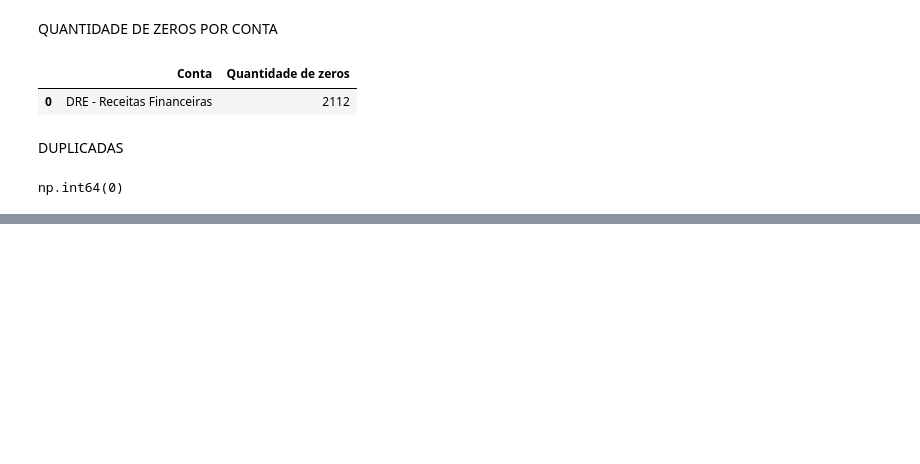
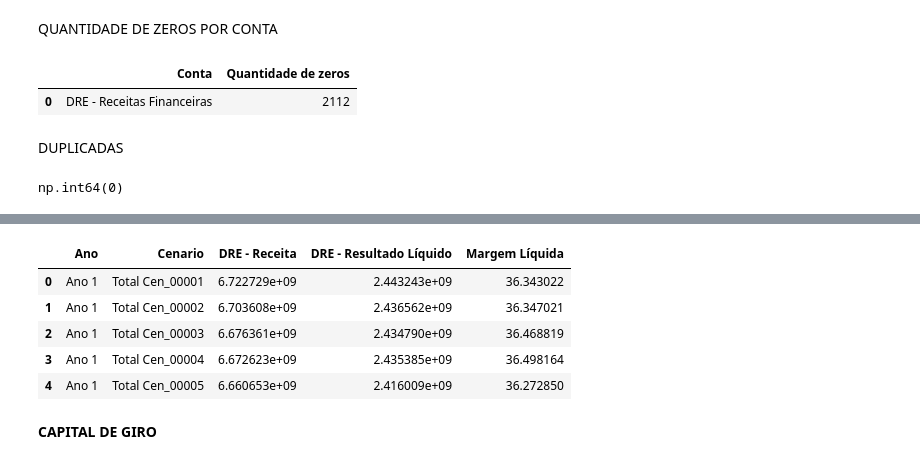
Before and after one commit to 2026-2-NCC4/Projeto1, a Jupyter notebook: notebooks/01_exploracao.ipynb, the cells around one changed output, grey strips where cells are left out. Cells and saved outputs as stored; diff of their text form; code cells hidden in the pictures; blank space fills up the shorter version.

```diff
--- a/notebooks/01_exploracao.ipynb
+++ b/notebooks/01_exploracao.ipynb
@@ -811,0 +905,17 @@ Foi observado ainda que quatro contas — BAL - Emprést, BAL - Estoques Diverso
+# %%
+df_integrado["Margem Líquida"] = (
+    df_integrado["DRE - Resultado Líquido"] / df_integrado["DRE - Receita"]
+) * 100 #usa Resultado Liquido - receita
+# %%
+df_integrado[
+    ["Ano", "Cenario", "DRE - Receita", "DRE - Resultado Líquido", "Margem Líquida"]
+].head() #Receita, Resultado Líquido e Margem Líquida para os primeiros cenários.
+# %% [output]
+|  | Ano | Cenario | DRE - Receita | DRE - Resultado Líquido | Margem Líquida |
+| 0 | Ano 1 | Total Cen_00001 | 6.722729e+09 | 2.443243e+09 | 36.343022 |
+| 1 | Ano 1 | Total Cen_00002 | 6.703608e+09 | 2.436562e+09 | 36.347021 |
+| 2 | Ano 1 | Total Cen_00003 | 6.676361e+09 | 2.434790e+09 | 36.468819 |
+| 3 | Ano 1 | Total Cen_00004 | 6.672623e+09 | 2.435385e+09 | 36.498164 |
+| 4 | Ano 1 | Total Cen_00005 | 6.660653e+09 | 2.416009e+09 | 36.272850 |
+# %% [markdown]
+**CAPITAL DE GIRO**
```
Also changed, not shown: parts of 23 cells of this notebook.
